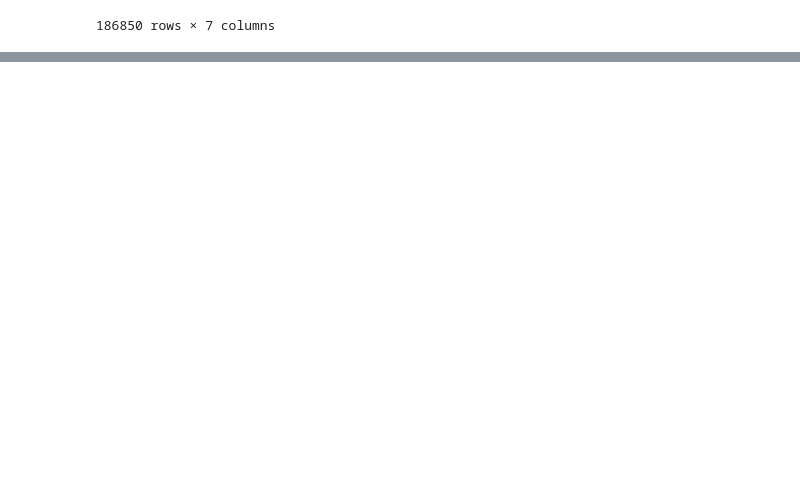
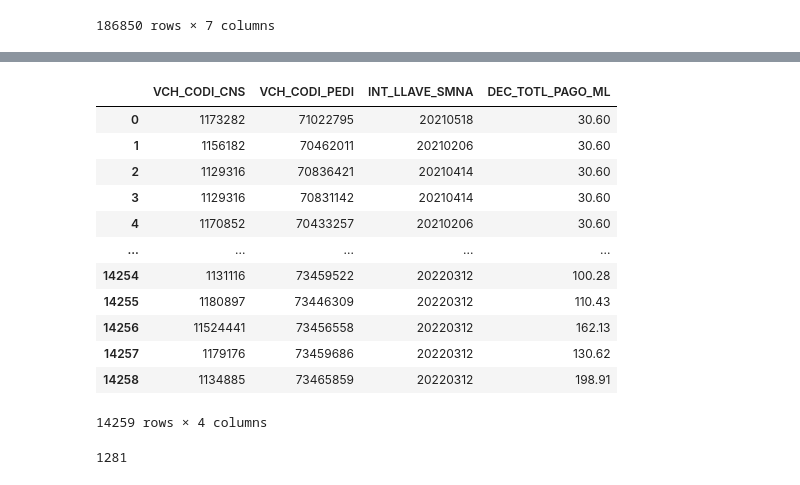
Before and after one commit to borissinchec/MyRepo, a Jupyter notebook: taller_python_02.ipynb, the cells around one changed output, grey strips where cells are left out. Saved outputs shown, nothing was run; the diff lists cells and outputs as text; code cells hidden in the pictures; blank space fills up the shorter version.

```diff
--- a/taller_python_02.ipynb
+++ b/taller_python_02.ipynb
@@ -442,0 +558,22 @@ all_data
+# %%
+df1 = df[['VCH_CODI_CNS','VCH_CODI_PEDI','INT_LLAVE_SMNA','DEC_TOTL_PAGO_ML']]
+# %%
+df1
+# %% [output]
+|  | VCH_CODI_CNS | VCH_CODI_PEDI | INT_LLAVE_SMNA | DEC_TOTL_PAGO_ML |
+| 0 | 1173282 | 71022795 | 20210518 | 30.60 |
+| 1 | 1156182 | 70462011 | 20210206 | 30.60 |
+| 2 | 1129316 | 70836421 | 20210414 | 30.60 |
+| 3 | 1129316 | 70831142 | 20210414 | 30.60 |
+| 4 | 1170852 | 70433257 | 20210206 | 30.60 |
+| ... | ... | ... | ... | ... |
+| 14254 | 1131116 | 73459522 | 20220312 | 100.28 |
+| 14255 | 1180897 | 73446309 | 20220312 | 110.43 |
+| 14256 | 11524441 | 73456558 | 20220312 | 162.13 |
+| 14257 | 1179176 | 73459686 | 20220312 | 130.62 |
+| 14258 | 1134885 | 73465859 | 20220312 | 198.91 |
+14259 rows × 4 columns
+# %%
+len(df1['VCH_CODI_CNS'].unique())
+# %% [output]
+1281
```
Also changed, not shown: parts of 17 cells of this notebook.
